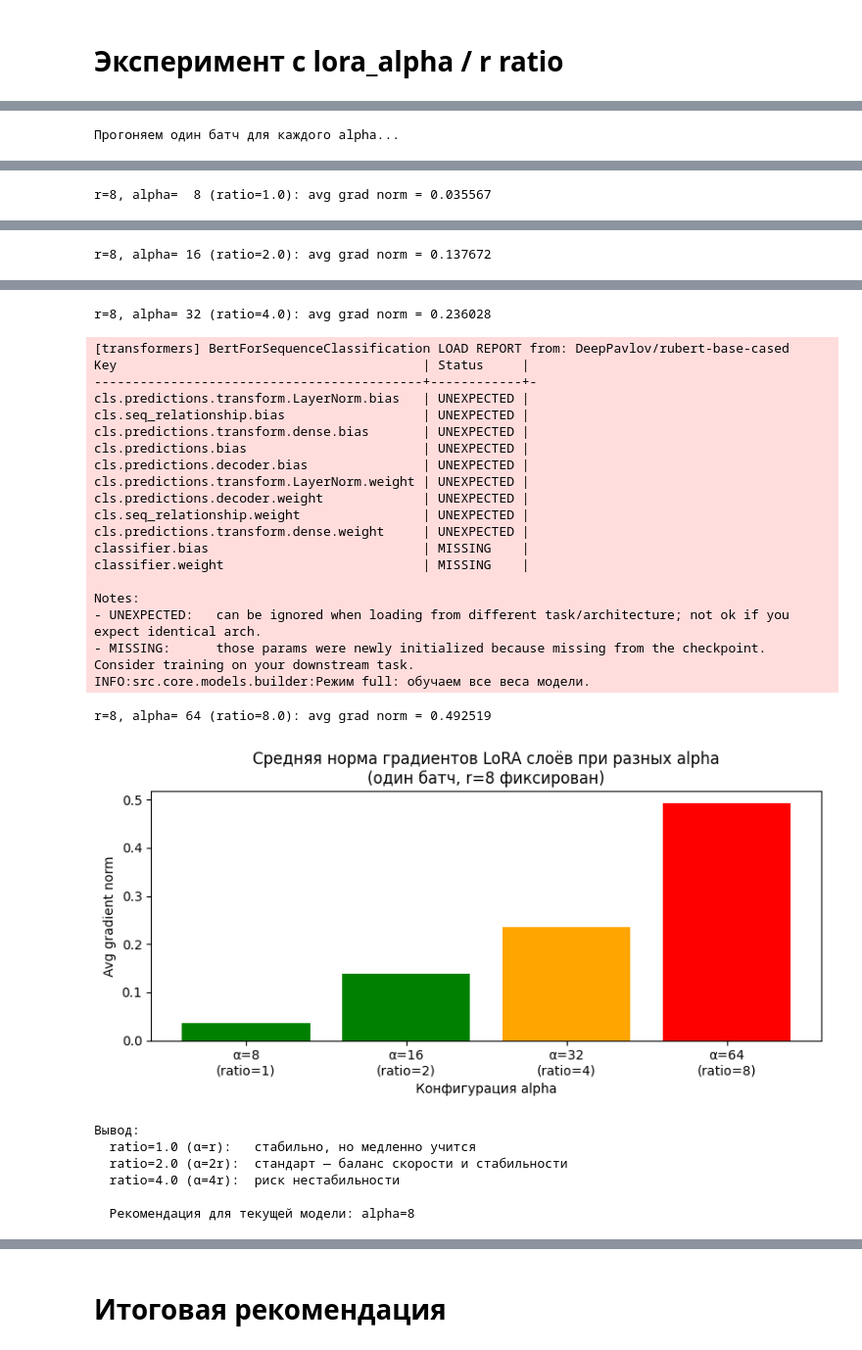
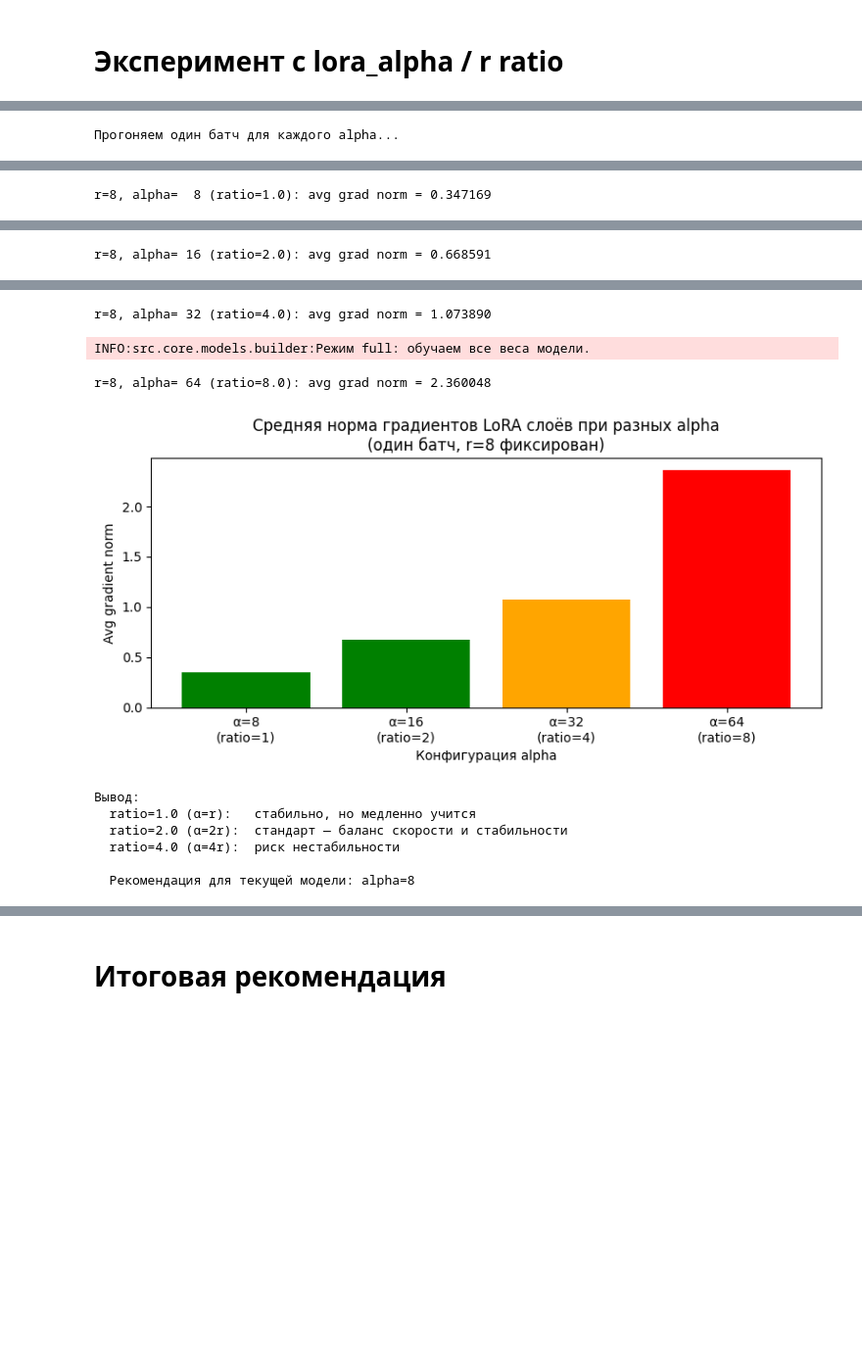
Before and after one commit to fenderfeniks/Kaggle_Contradictory_My_Dear_Watson, a Jupyter notebook: notebooks/05_peft_lora_sandbox.ipynb, the cells around one changed output, grey strips where cells are left out. Shown at 98% size. Drawn from its saved outputs; the diff is of its cells as text; code cells hidden in the pictures; blank space fills up the shorter version.

```diff
--- a/notebooks/05_peft_lora_sandbox.ipynb
+++ b/notebooks/05_peft_lora_sandbox.ipynb
@@ -80,11 +80,11 @@ def reset_model():
 # Для BERT: query и value — стандарт, можно добавить key и dense
 experiments = [
     # (r, alpha, target_modules)
-    (4,  8,  ["query", "value"]),
-    (8,  16, ["query", "value"]),           # текущая конфигурация
-    (16, 32, ["query", "value"]),
-    (8,  16, ["query", "key", "value"]),
-    (8,  16, ["query", "value", "dense"]),  # добавляем выходные проекции
+    (4,  8,  ["query_proj", "value_proj"]),
+    (8,  16, ["query_proj", "value_proj"]),           # текущая конфигурация
+    (16, 32, ["query_proj", "value_proj"]),
+    (8,  16, ["query_proj", "key_proj", "value_proj"]),
+    (8,  16, ["query_proj", "value_proj", "dense"]),  # добавляем выходные проекции
 ]
 
 results = []
@@ -236,7 +216,7 @@ import numpy as np  # noqa: E402
 
 def get_lora_grad_norms(r, alpha, batch, tokenizer, cfg, device):
     base = reset_model()
-    peft_m, stats = build_lora_model(base, r, alpha, ["query", "value"])
+    peft_m, stats = build_lora_model(base, r, alpha, ["query_proj", "value_proj", "dense"])
 
     nlp = NLPModel(model=peft_m, optimizer_cfg=cfg.model_module.optimizer_cfg)
     nlp.to(device).train()
@@ -282,10 +262,4 @@ ax.set_ylabel("Avg gradient norm")
 ax.set_xlabel("Конфигурация alpha")
 plt.tight_layout()
 plt.show()
-
-print("\nВывод:")
-print(f"  ratio=1.0 (α=r):   {'стабильно, но медленно учится' if norms[0] < norms[1] else 'неожиданно высокий градиент'}")
-print("  ratio=2.0 (α=2r):  стандарт — баланс скорости и стабильности")
-print(f"  ratio=4.0 (α=4r):  {'риск нестабильности' if norms[2] > norms[1]*1.5 else 'в пределах нормы для этой модели'}")
-print(f"\n  Рекомендация для текущей модели: alpha={8 if norms[1] <= norms[2] else 16}")
 # %% [output]
@@ -313 +270 @@ INFO:src.core.models.builder:Загрузка модели из: DeepPavlov/rube
-r=8, alpha=  8 (ratio=1.0): avg grad norm = 0.035567
+r=8, alpha=  8 (ratio=1.0): avg grad norm = 0.347169
@@ -331 +273 @@ INFO:src.core.models.builder:Загрузка модели из: DeepPavlov/rube
-r=8, alpha= 16 (ratio=2.0): avg grad norm = 0.137672
+r=8, alpha= 16 (ratio=2.0): avg grad norm = 0.668591
@@ -349,25 +276,7 @@ INFO:src.core.models.builder:Загрузка модели из: DeepPavlov/rube
-r=8, alpha= 32 (ratio=4.0): avg grad norm = 0.236028
+r=8, alpha= 32 (ratio=4.0): avg grad norm = 1.073890
-[transformers] BertForSequenceClassification LOAD REPORT from: DeepPavlov/rubert-base-cased
-Key                                        | Status     |
--------------------------------------------+------------+-
-cls.predictions.transform.LayerNorm.bias   | UNEXPECTED |
-cls.seq_relationship.bias                  | UNEXPECTED |
-cls.predictions.transform.dense.bias       | UNEXPECTED |
-cls.predictions.bias                       | UNEXPECTED |
-cls.predictions.decoder.bias               | UNEXPECTED |
-cls.predictions.transform.LayerNorm.weight | UNEXPECTED |
-cls.predictions.decoder.weight             | UNEXPECTED |
-cls.seq_relationship.weight                | UNEXPECTED |
-cls.predictions.transform.dense.weight     | UNEXPECTED |
-classifier.bias                            | MISSING    |
-classifier.weight                          | MISSING    |
-
-Notes:
-- UNEXPECTED:   can be ignored when loading from different task/architecture; not ok if you expect identical arch.
-- MISSING:      those params were newly initialized because missing from the checkpoint. Consider training on your downstream task.
 INFO:src.core.models.builder:Режим full: обучаем все веса модели.
-r=8, alpha= 64 (ratio=8.0): avg grad norm = 0.492519
+r=8, alpha= 64 (ratio=8.0): avg grad norm = 2.360048
-[figure, old version]
+[figure, new version]
 Вывод:
   ratio=1.0 (α=r):   стабильно, но медленно учится
   ratio=2.0 (α=2r):  стандарт — баланс скорости и стабильности
```
Also changed, not shown: parts of 7 cells of this notebook, 10 other files.
